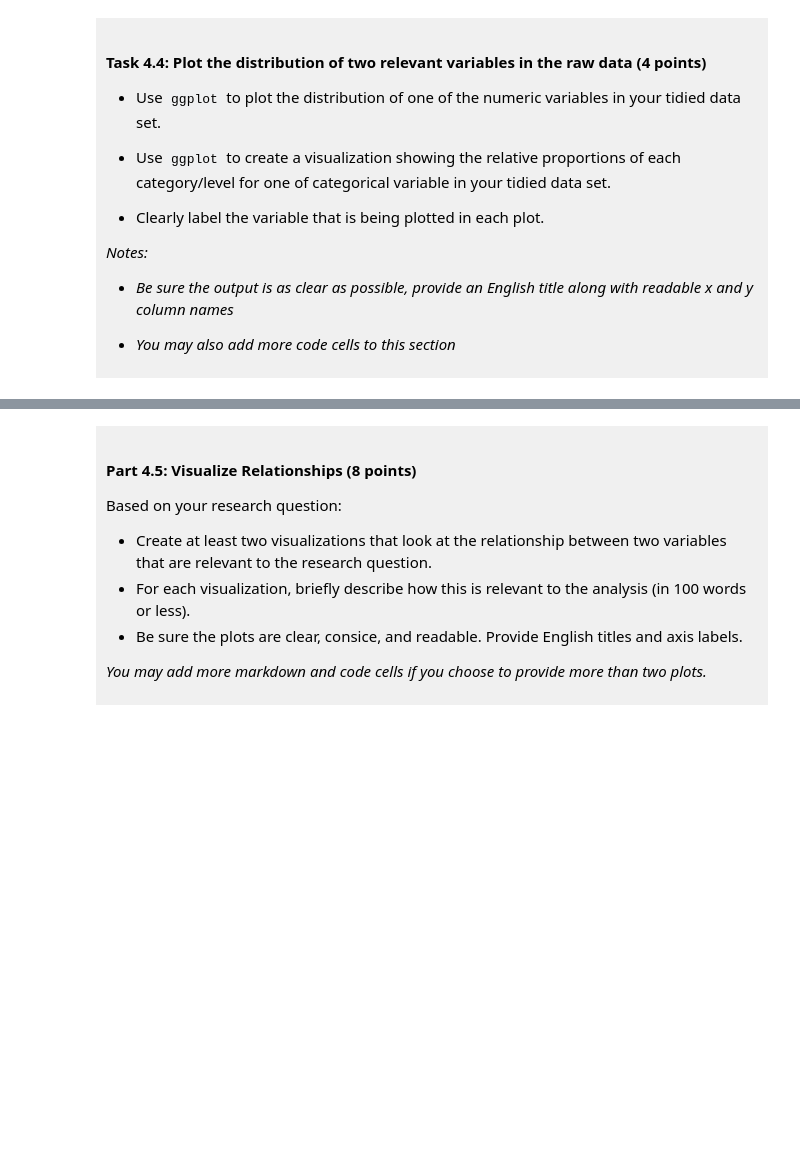
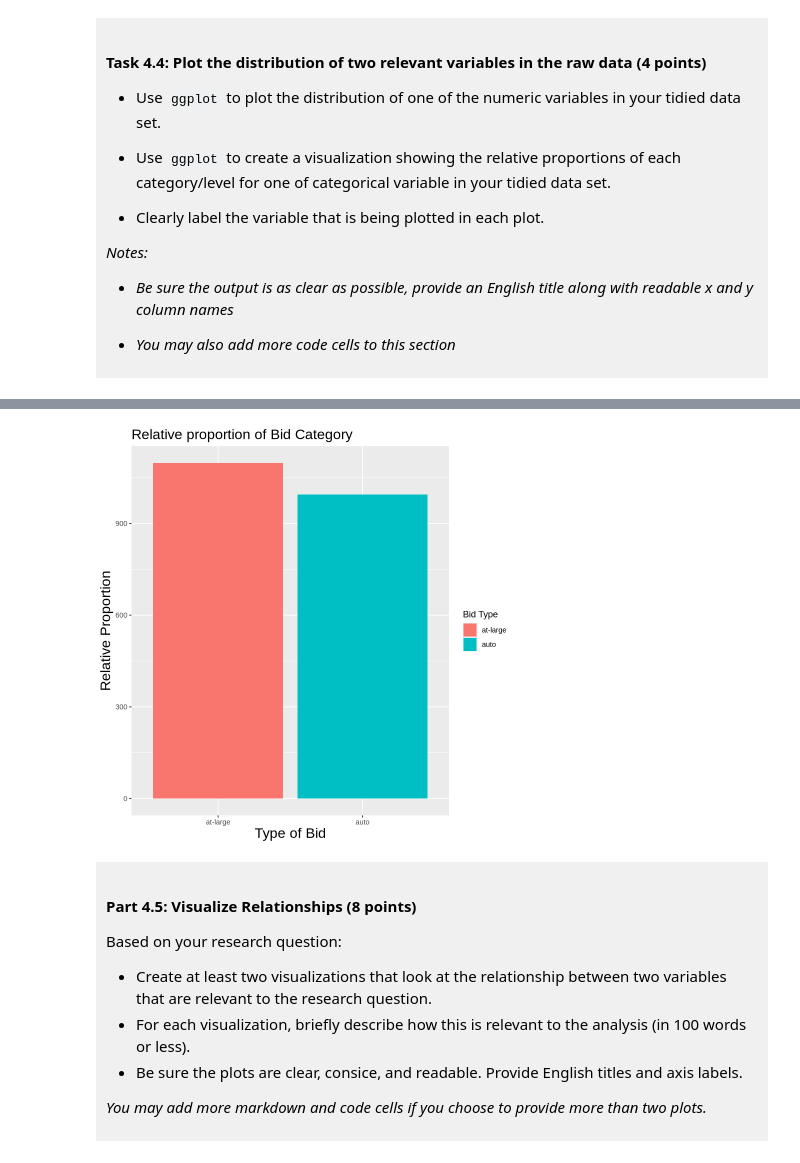
Before and after one commit to idkwhoislilyy/dsci-100-project-lily-le, a Jupyter notebook: dsci-100-project-notebook.ipynb, the cells around one changed output, grey strips where cells are left out. Saved outputs shown, nothing was run; the diff lists cells and outputs as text; code cells hidden in the pictures; blank space fills up the shorter version.

```diff
--- a/dsci-100-project-notebook.ipynb
+++ b/dsci-100-project-notebook.ipynb
@@ -261,5 +358,16 @@ You will refine your research question (if needed) and produce a tidy data set.
 # %%
-### EDIT THIS CODE CELL FOR PLOT 2 ###
+plot_2 <- tidy_bas |>
+ggplot (aes( x= bid, fill = bid)) +
+geom_bar () +
+labs (title = "Relative proportion of Bid Category",
+      x = "Type of Bid", y = "Relative Proportion",
+       fill = "Bid Type")+
+theme (axis.title.x = element_text(size = 17),
+       axis.title.y = element_text(size = 17),
+       plot.title = element_text (size = 17))
+plot_2
+# %% [output]
+[figure, added]
 # %% [markdown]
 <div style="background-color: #f0f0f0; padding: 10px;">
 
```
Also changed, not shown: parts of 14 cells of this notebook.
